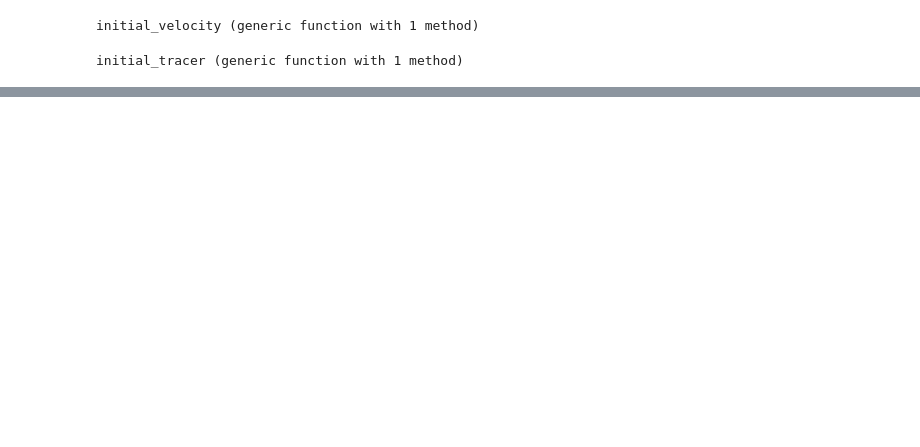
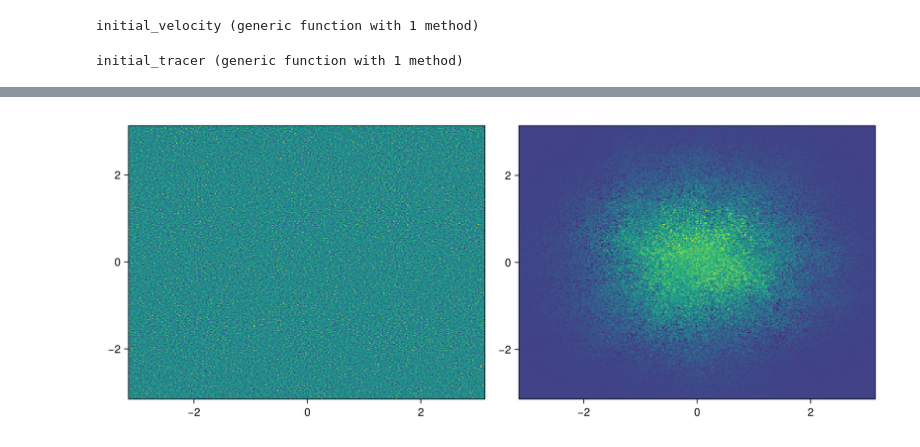
Before and after one commit to drakkar-workshop/drakkar2025-demo-oceananigans, a Jupyter notebook: first_turbulence_simulation.ipynb, the cells around one changed output, grey strips where cells are left out. Drawn from its saved outputs; the diff is of its cells as text; code cells hidden in the pictures; blank space fills up the shorter version.

```diff
--- a/first_turbulence_simulation.ipynb
+++ b/first_turbulence_simulation.ipynb
@@ -11,5 +11,5 @@ grid = RectilinearGrid(size=(256, 256), x=(-π, π), y=(-π, π), topology=(Peri
 ├── Periodic y ∈ [-3.14159, 3.14159) regularly spaced with Δy=0.0245437
 └── Flat z
 # %%
-model = NonhydrostaticModel(; grid, advection=WENO(order=7), tracers=:c)
+model = NonhydrostaticModel(; grid, tracers=:c)
 # %% [output]
@@ -61,0 +62,11 @@ run!(simulation)
+# %%
+u, v, _ = model.velocities
+
+fig = Figure(size=(1000, 400))
+ax  = Axis(fig[1, 1])
+heatmap!(ax, ∂x(v) - ∂y(u))
+ax  = Axis(fig[1, 2])
+heatmap!(ax, model.tracers.c)
+display(fig);
+# %% [output]
+[figure, added]
```
Also changed, not shown: parts of 6 cells of this notebook.
